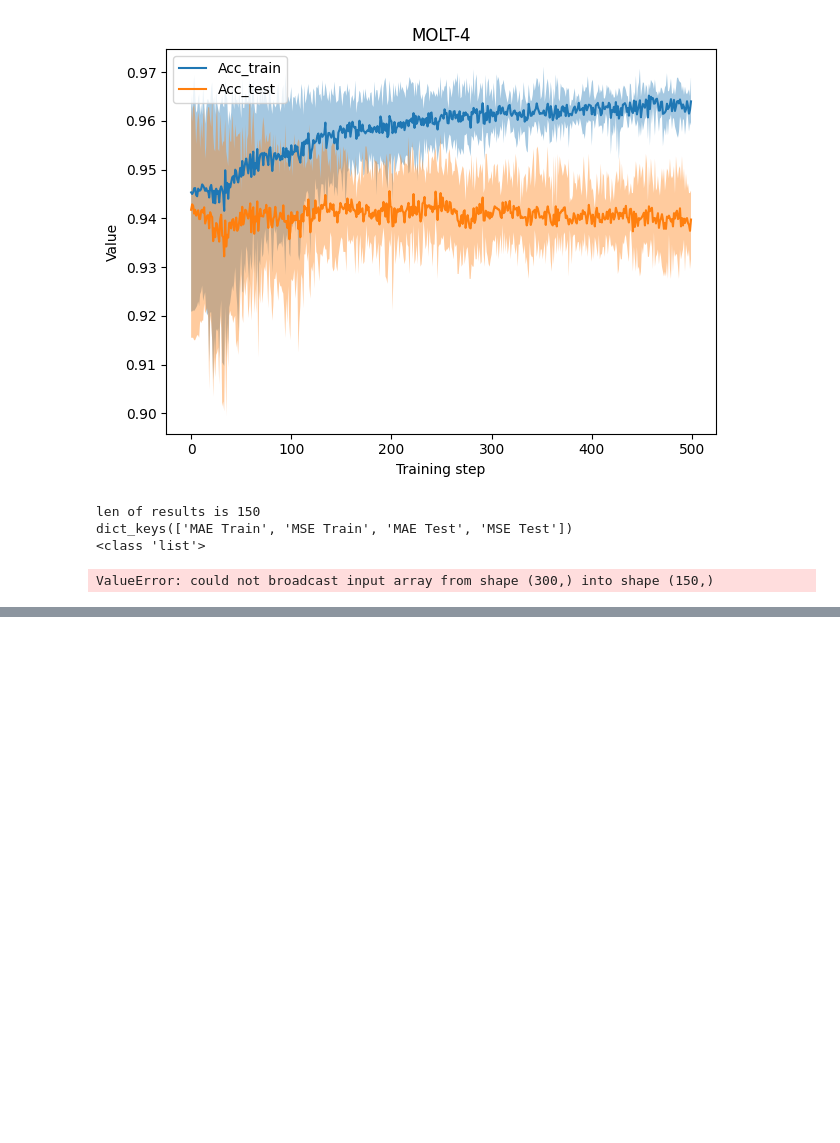
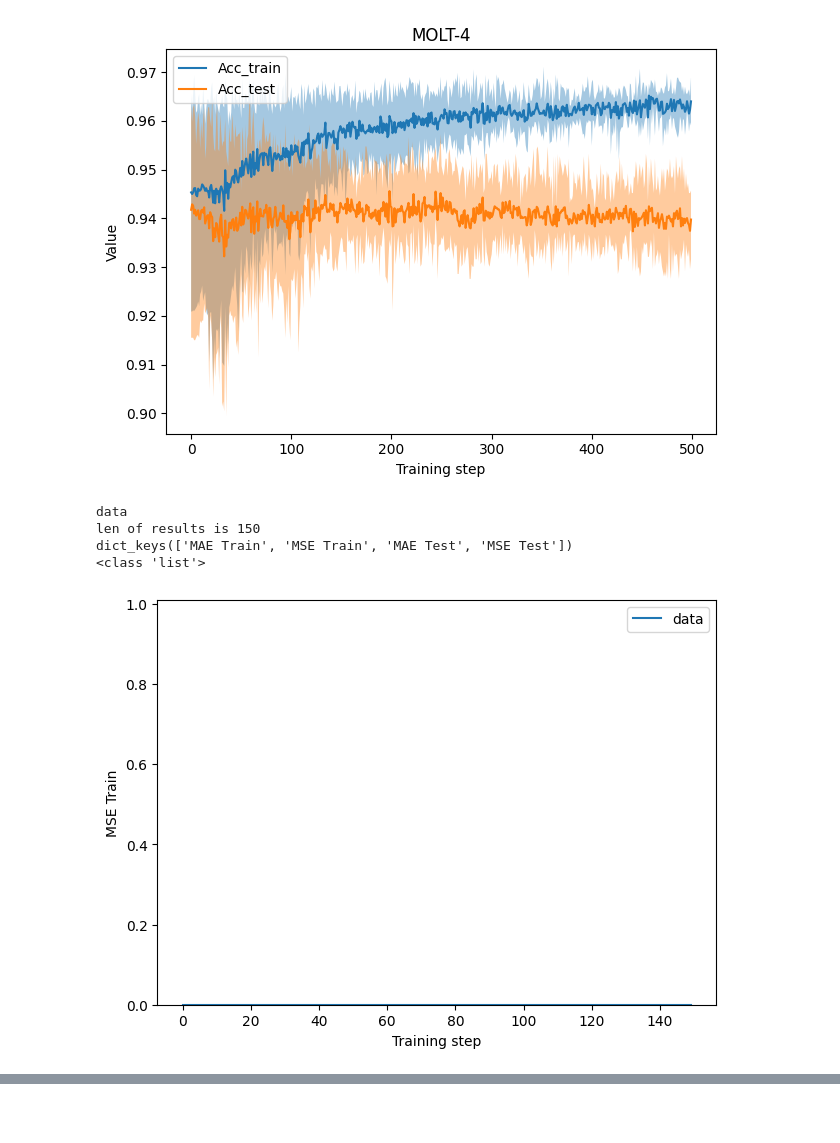
Before and after one commit to cap-jmk/carate-pwc, a Jupyter notebook: notebooks/Plotting.ipynb, the cells around one changed output, grey strips where cells are left out. Drawn from its saved outputs; the diff is of its cells as text; code cells hidden in the pictures; blank space fills up the shorter version.

Commit message:
added all result data for paper

```diff
--- a/notebooks/Plotting.ipynb
+++ b/notebooks/Plotting.ipynb
@@ -31,21 +30,21 @@ plot_range_band_multi(result, key_vals=["Acc_train", "Acc_test"], file_name=f"{l
 # %%
 import pandas as pd
 
-path_to_directory = "./data/ALCHEMY_20/"
+path_to_directory = "./data/ALCHEMY_20_test_training_length_no_norm/data"
 result = get_stacked_list(
         path_to_directory=path_to_directory,
-        column_name="Acc",
         num_cv=5,
         json_name="alchemy_full.json",
     )
 legend_text = path_to_directory.split("/")[-1]
 print(legend_text)
-print("len of results is", len(result[0]["MAE Train"]))
+print("len of results is", len(result[1]["MAE Train"]))
 print(result[0].keys())
 print(type(result))
-plot_range_band_single(result, key_val="MAE Train", file_name="ENZYMES_accuracy", save_dir="./plots", alpha=0.4, legend_text=legend_text)
+plot_range_band_single(result, key_val="MSE Train", file_name="ENZYMES_accuracy", save_dir="./plots", alpha=0.4, legend_text=legend_text)
 # %% [output]
+data
 len of results is 150
 dict_keys(['MAE Train', 'MSE Train', 'MAE Test', 'MSE Test'])
 <class 'list'>
-ValueError: could not broadcast input array from shape (300,) into shape (150,)
+[figure, added]
```
Also changed, not shown: parts of 2 cells of this notebook, 8 other files.
